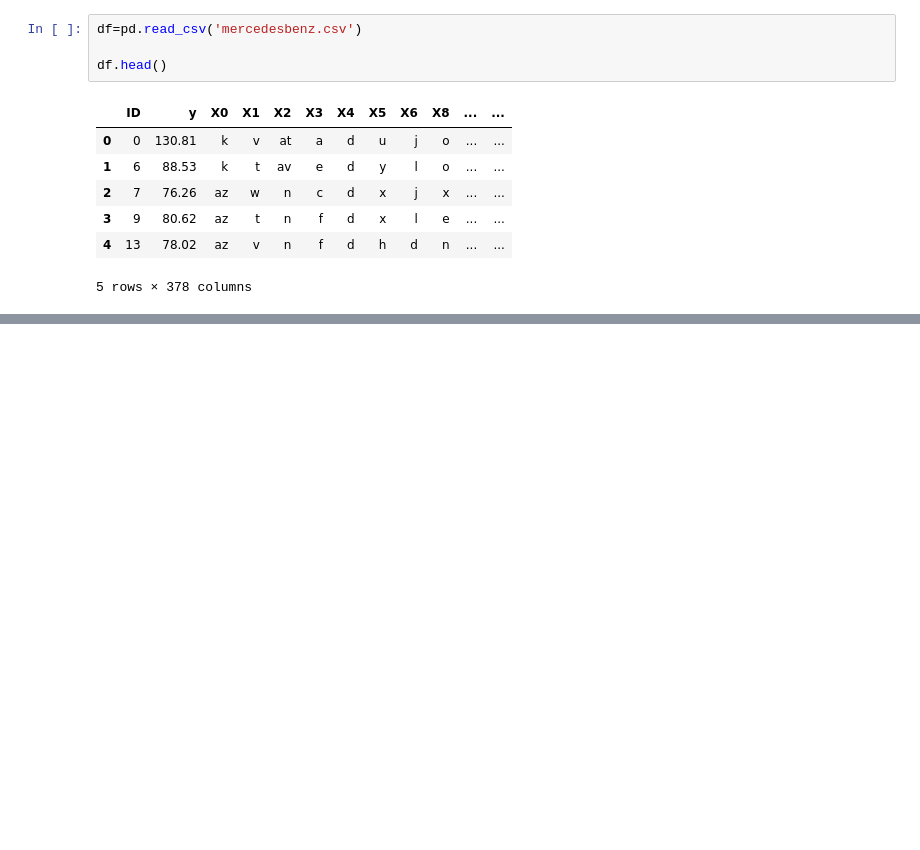
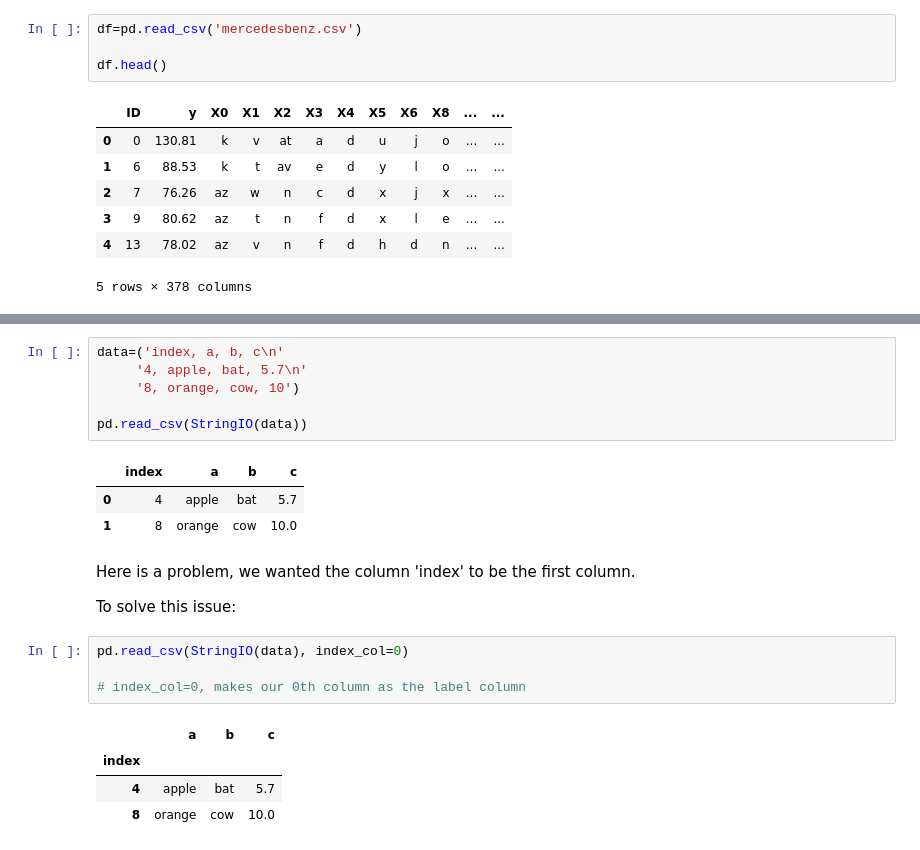
Before and after one commit to GurmanKD/Learning-Python, a Jupyter notebook: Pandas.ipynb, the cells around one changed output, grey strips where cells are left out. Cells and saved outputs as stored; diff of their text form; blank space fills up the shorter version.

```diff
--- a/Pandas.ipynb
+++ b/Pandas.ipynb
@@ -245,0 +352,23 @@ df[df['y']>100]
+# %%
+data=('index, a, b, c\n'
+     '4, apple, bat, 5.7\n'
+     '8, orange, cow, 10')
+
+pd.read_csv(StringIO(data))
+# %% [output]
+|  | index | a | b | c |
+| 0 | 4 | apple | bat | 5.7 |
+| 1 | 8 | orange | cow | 10.0 |
+# %% [markdown]
+Here is a problem, we wanted the column 'index' to be the first column.
+
+To solve this issue:
+# %%
+pd.read_csv(StringIO(data), index_col=0)
+
+# index_col=0, makes our 0th column as the label column
+# %% [output]
+|  | a | b | c |
+| index |  |  |  |
+| 4 | apple | bat | 5.7 |
+| 8 | orange | cow | 10.0 |
```
Also changed, not shown: parts of 36 cells of this notebook.
